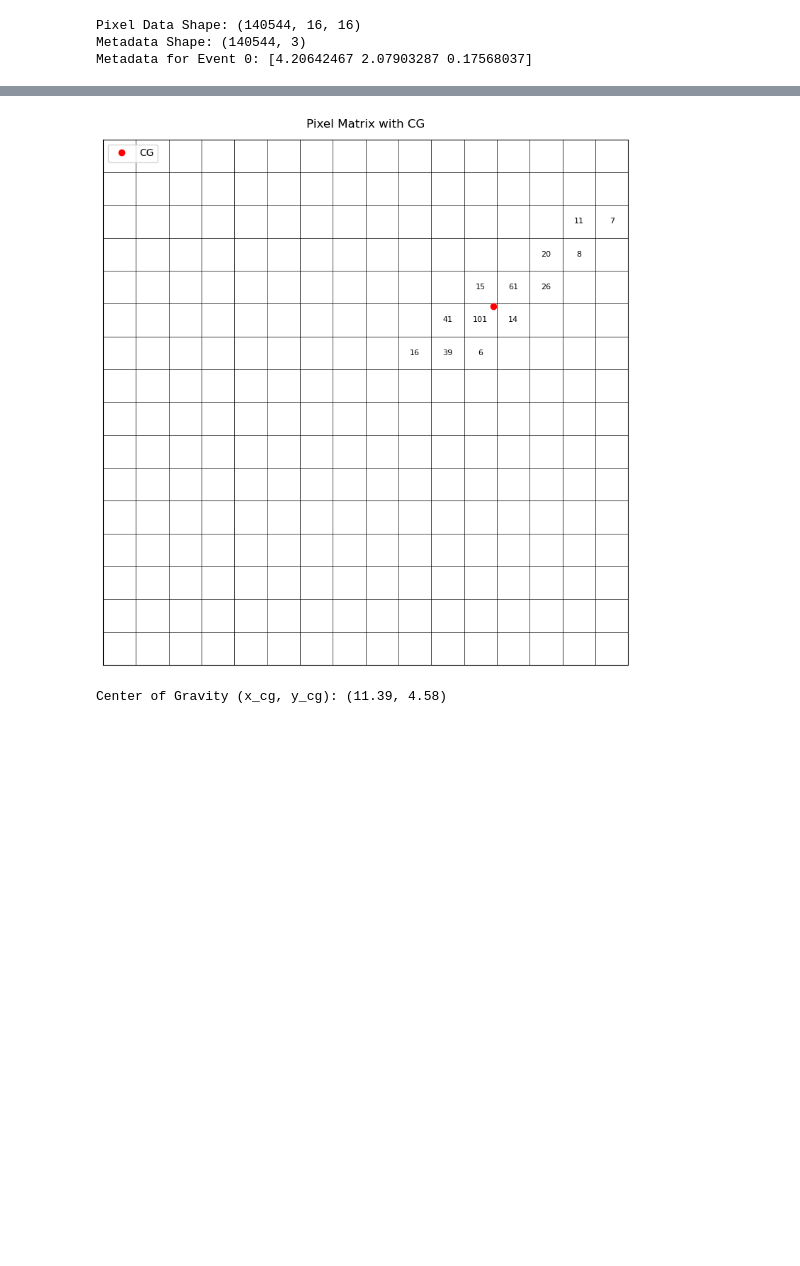
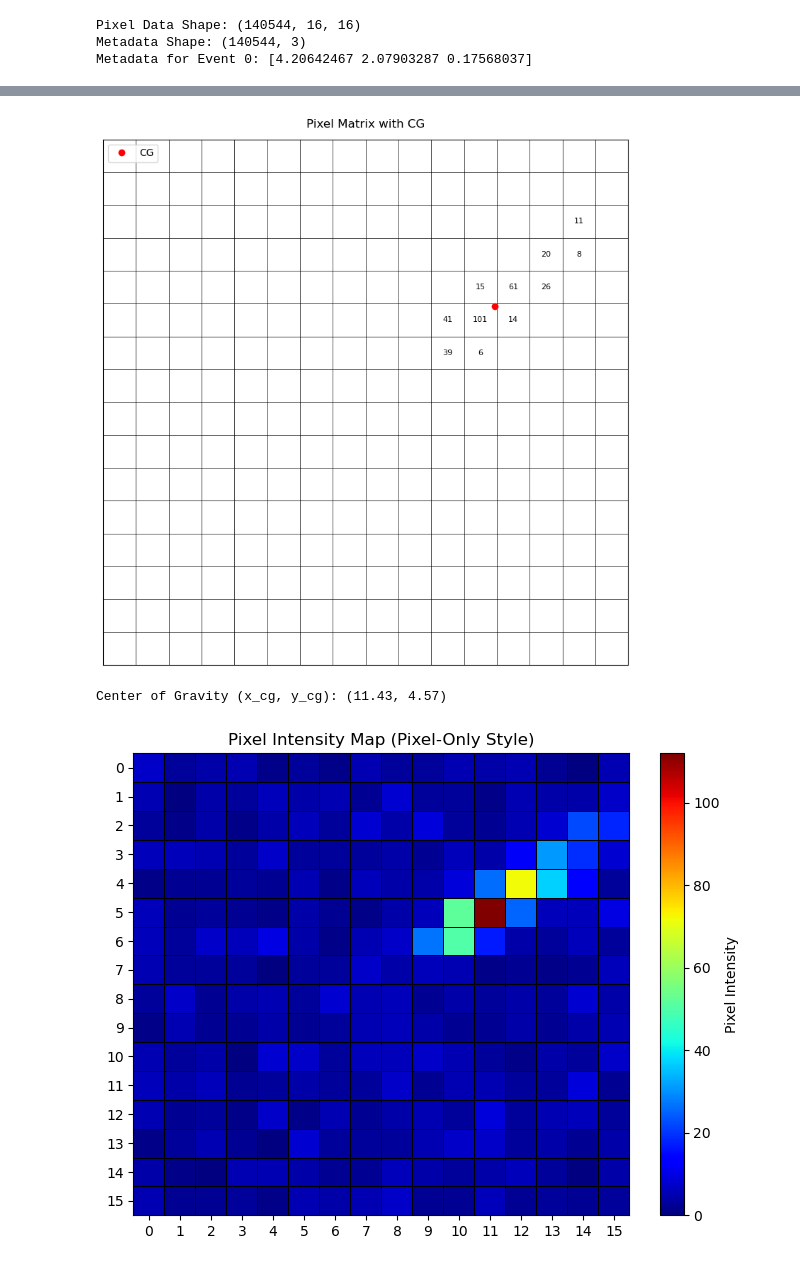
Before and after one commit to Abhimanyu5100/Gapd_camera_gamma_ray_detection, a Jupyter notebook: data_processing.ipynb, the cells around one changed output, grey strips where cells are left out. Cells and saved outputs as stored; diff of their text form; code cells hidden in the pictures; blank space fills up the shorter version.

```diff
--- a/data_processing.ipynb
+++ b/data_processing.ipynb
@@ -749,5 +774,32 @@ radial_orientation_angle: 16.3293
 # %%
-plot_pixel_matrix_with_cg(step2_pixels, "Pixel Matrix with CG")
+plot_pixel_matrix_with_cg(task2_pixels, "Pixel Matrix with CG")
 # %% [output]
-[figure, old version]
+[figure, new version]
-Center of Gravity (x_cg, y_cg): (11.39, 4.58)
+Center of Gravity (x_cg, y_cg): (11.43, 4.57)
+# %%
+import numpy as np
+import matplotlib.pyplot as plt
+
+
+
+rows, cols = event_data[4].shape
+x = np.arange(cols + 1)
+y = np.arange(rows + 1)
+
+plt.figure(figsize=(8, 6))
+plt.pcolormesh(x, y, event_data[4], cmap='jet', edgecolors='black', linewidth=0.5)
+
+# Add colorbar
+cbar = plt.colorbar()
+cbar.set_label("Pixel Intensity")
+
+# Set ticks in center of each pixel
+plt.xticks(np.arange(cols) + 0.5, np.arange(cols))
+plt.yticks(np.arange(rows) + 0.5, np.arange(rows))
+plt.gca().invert_yaxis()
+
+plt.title("Pixel Intensity Map (Pixel-Only Style)")
+plt.grid(False)
+plt.show()
+# %% [output]
+[figure, added]
```
Also changed, not shown: parts of 5 cells of this notebook.
